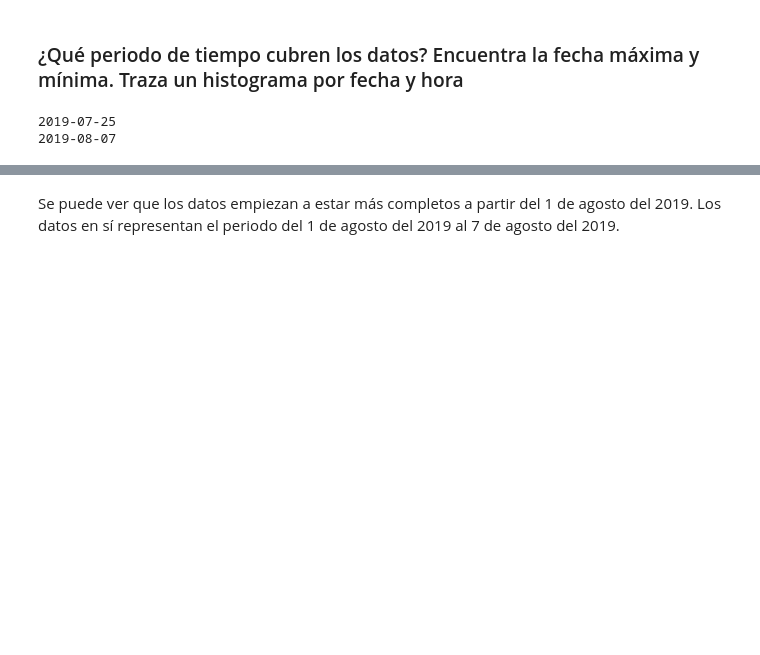
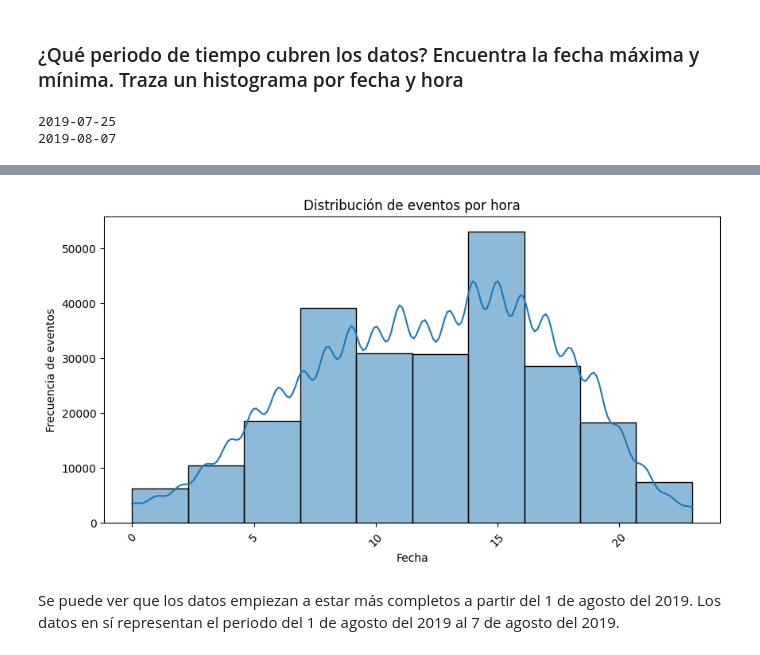
Before and after one commit to daniela-artica/Sales_funnel_analysis, a Jupyter notebook: AB test and funnel analysis.ipynb, the cells around one changed output, grey strips where cells are left out. Cells and saved outputs as stored; diff of their text form; code cells hidden in the pictures; blank space fills up the shorter version.

Commit message:
histogram added

```diff
--- a/AB test and funnel analysis.ipynb
+++ b/AB test and funnel analysis.ipynb
@@ -222,2 +240,12 @@ df.groupby('date')['user_id'].count().plot()
+# %%
+plt.figure(figsize=(10, 5))
+sns.histplot(df['hour'], bins=10, kde=True)
+plt.xlabel('Fecha')
+plt.ylabel('Frecuencia de eventos')
+plt.title('Distribución de eventos por hora')
+plt.xticks(rotation=45)
+plt.show()
+# %% [output]
+[figure, added]
 # %% [markdown]
 Se puede ver que los datos empiezan a estar más completos a partir del 1 de agosto del 2019. Los datos en sí representan el periodo del 1 de agosto del 2019 al 7 de agosto del 2019.
```
Also changed, not shown: parts of 12 cells of this notebook.
